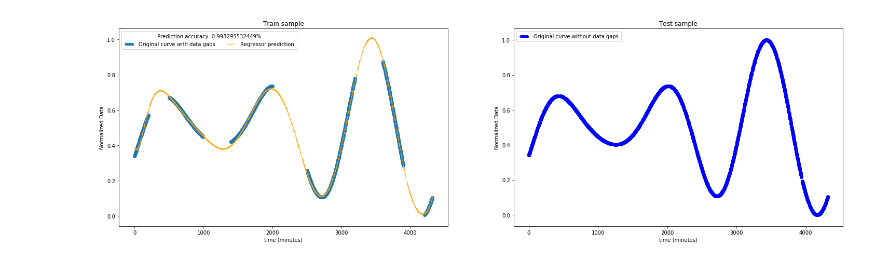
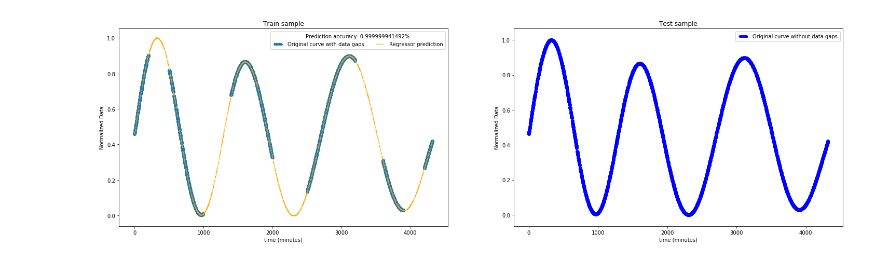
Before and after one commit to Pierre-LaurentC/IonosphericSignalRecontruction, a Jupyter notebook: DataHolesLongitude.ipynb, the cells around one changed output. Saved outputs shown, nothing was run; the diff lists cells and outputs as text; code cells hidden in the pictures.

```diff
--- a/DataHolesLongitude.ipynb
+++ b/DataHolesLongitude.ipynb
@@ -48,6 +47,9 @@ allStationCodes=[]
 
 for x in allMatData:
     allStationCodes.append(x[1][0])
+# %%
+singleStation="clf"
+stationsOut[singleStation] = eng.indices_alpha(matlab.double(startDateMatlab), matlab.double(endDateMatlab),str(singleStation))
 # %%
 %%time
 for st in allStationCodes:
@@ -90,7 +92,7 @@ stationIndicatorVariation.clear()
 timeBetweenValues = 1
 dataResolution = 0
 dataBeforeNormalizaton = np.array([])
-st = "aae"
+st = singleStation
 delta = endDate-startDate
 totalMinutes = (delta.total_seconds()+1)/60
 for i in range(0, np.int16(totalMinutes+1), timeBetweenValues):
@@ -125,7 +127,7 @@ def NormalizeData01():
 
 NormalizeData01()
 # %%
-y = np.array(normalized01StationIndicatorVariation["aae"])
+y = np.array(normalized01StationIndicatorVariation[singleStation])
 x = np.arange(0, 4320, timeBetweenValues)
 fig= plt.figure(figsize=(20,8))
 axes= fig.add_axes([0.8,0.8,0.8,0.8])
@@ -188,8 +190,8 @@ X_train, y_train = RemoveInfNan(X_train, y_train)
 def PolynomialRegression(degree=2, **kwargs):
     return make_pipeline(PolynomialFeatures(degree), LinearRegression(**kwargs))
 
-params = {'polynomialfeatures__degree': np.arange(5,13,1), 'linearregression__fit_intercept': [True, False], 'linearregression__normalize': [True, False]}
-poly_grid = GridSearchCV(PolynomialRegression(), params, cv=10, scoring='r2') #Scoring with coefficient of determination r2
+params = {'polynomialfeatures__degree': np.arange(5,20,1), 'linearregression__fit_intercept': [True, False], 'linearregression__normalize': [True, False]}
+poly_grid = GridSearchCV(PolynomialRegression(), params, cv=10, scoring='r2', verbose=1) #Scoring with coefficient of determination r2
 poly_grid.fit(X_train, y_train)
 print("Best hyper parameters found at: {}".format(poly_grid.best_params_))
 print("With {}% accuracy".format(poly_grid.best_score_))
@@ -199,26 +203,26 @@ With 0.998295532449% accuracy
 # %%
 fig, (ax1, ax2) = plt.subplots(1, 2)
 baseCurveGaps = ax1.scatter(X_train, y_train)
 ax1.title.set_text('Train sample')
 yLabels = poly_grid.predict(X_test)
 predictedCurve = ax1.scatter(X_test, yLabels,s=0.5,c='orange')
 ax2.title.set_text('Test sample')
 baseCurve = ax2.scatter(X_test, y_test, c='blue')
 fig.set_size_inches(25,7)
 ax1.set_xlabel("time (minutes)")
 ax1.set_ylabel("Normalized Data")
 ax2.set_xlabel("time (minutes)")
 ax2.set_ylabel("Normalized Data")
 
 ax1.legend([baseCurveGaps, predictedCurve], ['Original curve with data gaps', 'Regressor prediction'],
-              loc = 'upper left', ncol = 2, scatterpoints = 15,
+              loc = 'upper right', ncol = 2, scatterpoints = 15,
               frameon = True, markerscale = 0.5,
               borderpad = 0.5, labelspacing = 0.5, title = 'Prediction accuracy: {}%'.format(poly_grid.best_score_))
 ax2.legend([baseCurve], ['Original curve without data gaps'],
-              loc = 'upper left', ncol = 2, scatterpoints = 15,
+              loc = 'upper right', ncol = 2, scatterpoints = 15,
               frameon = True, markerscale = 0.5,
               borderpad = 0.5, labelspacing = 0.5)
 
 fig.savefig("DataGaps_TrainAndTestSamples")
 # %% [output]
-[figure, old version]
+[figure, new version]
```
Also changed, not shown: parts of 5 cells of this notebook, 2 other files.
